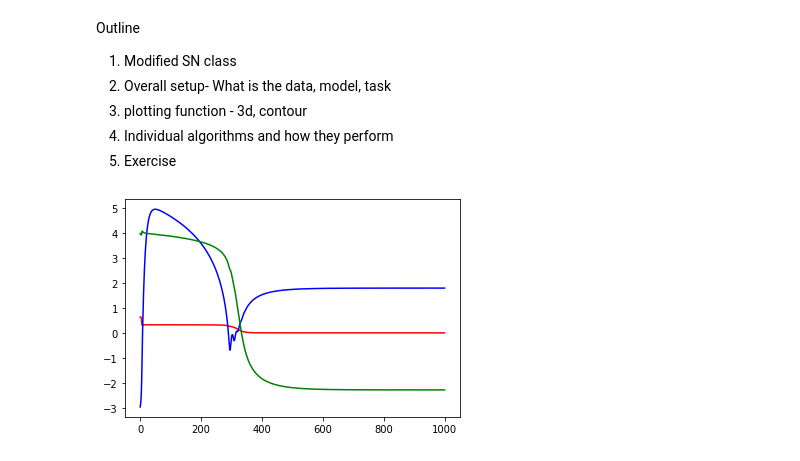
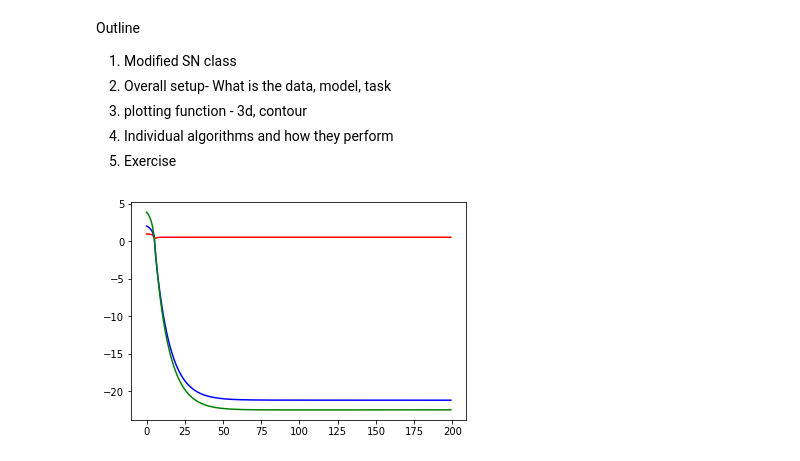
Before and after one commit to Arpitkamal/DL-106---Optimization-Algorithms, a Jupyter notebook: GDAlgorithms.ipynb, the cells around one changed output. Drawn from its saved outputs; the diff is of its cells as text; code cells hidden in the pictures.

```diff
--- a/GDAlgorithms.ipynb
+++ b/GDAlgorithms.ipynb
@@ -125,29 +135,30 @@ class SN:
     self.b_h.append(self.b)
     self.e_h.append(self.error(self.X, self.Y))
 # %%
-X = np.asarray([0.5, 2.5])
-Y = np.asarray([0.2, 0.9])
+X = np.asarray([3.5, 0.35, 3.2, -2.0, 1.5, -0.5])
+Y = np.asarray([0.5, 0.50, 0.5, 0.5, 0.1, 0.3])
 
-algo = 'Momentum'
+algo = 'MiniBatch'
 
 #w_init = -2
 #b_init = -2
 
-w_init = -3
-b_init = 4
+w_init = 2.1
+b_init = 4.0
 
 #w_init = -5
 #b_init = 4
 
 #hyperparameter
-epochs = 1000
-eta = 1
-gamma = 0.8
+epochs = 200
+mini_batch_size = 6
+eta = 5
+gamma = 0.9
 
 w_min = -7
 w_max = 5
 
-b_min = -5
+b_min = -7
 b_max = 5
 
 animation_frames = 20
@@ -155,13 +166,13 @@ plot_2d = True
 plot_3d = False
 # %%
 sn = SN(w_init, b_init, algo)
-sn.fit(X, Y, epochs=epochs, eta=eta)
+sn.fit(X, Y, epochs=epochs, eta=eta, gamma=gamma , mini_batch_size=mini_batch_size)
 plt.plot(sn.e_h , 'r')
 plt.plot(sn.w_h , 'b')
 plt.plot(sn.b_h , 'g')
 plt.show()
 # %% [output]
-[figure, old version]
+[figure, new version]
 # %%
 def plot_animate_3d(i):
   i = int(i*(epochs/animation_frames))
```
Also changed, not shown: parts of 3 cells of this notebook.
